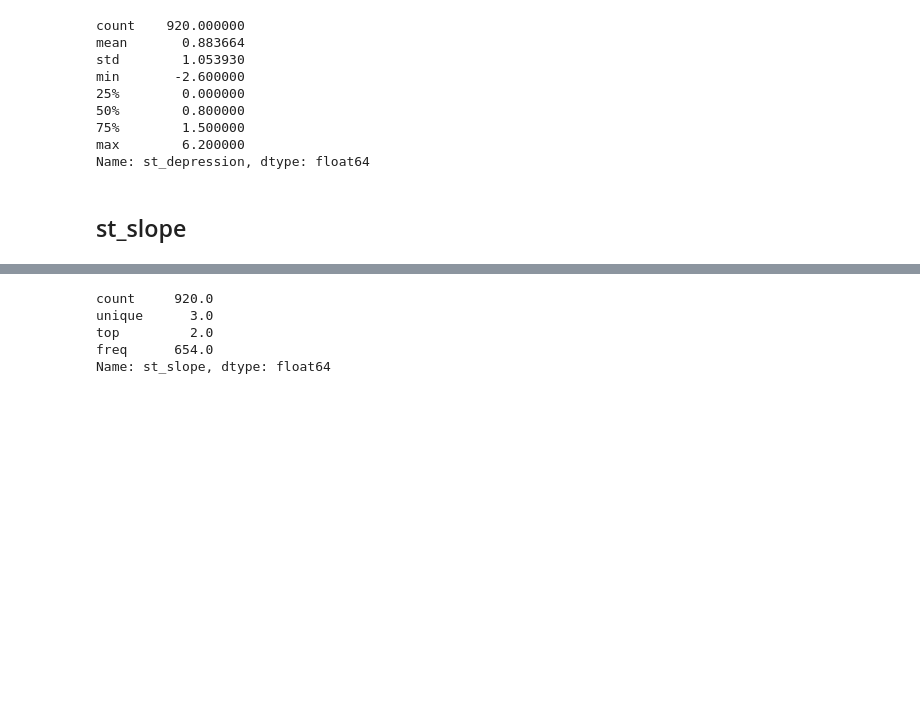
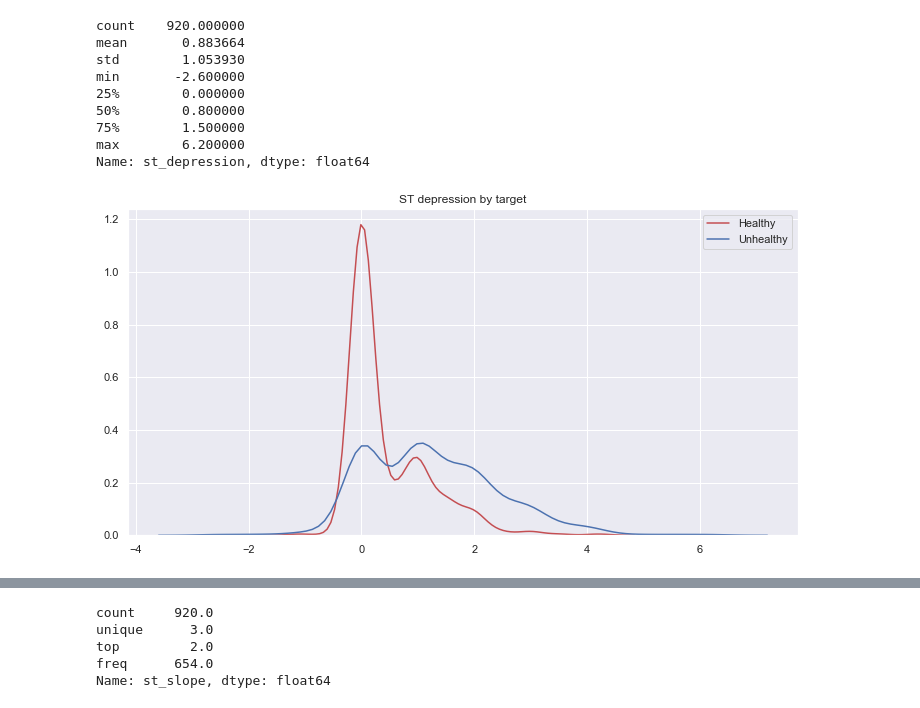
Before and after one commit to dimitraz/medical-data, a Jupyter notebook: Data Wrangling 2.ipynb, the cells around one changed output, grey strips where cells are left out. Cells and saved outputs as stored; diff of their text form; code cells hidden in the pictures; blank space fills up the shorter version.

```diff
--- a/Data Wrangling 2.ipynb
+++ b/Data Wrangling 2.ipynb
@@ -687,5 +733,10 @@ min       -2.600000
 75%        1.500000
 max        6.200000
 Name: st_depression, dtype: float64
-# %% [markdown]
-## st_slope
+# %%
+ax = sns.kdeplot(df[df.target == 0].st_depression, color="r", label="Healthy")
+ax = sns.kdeplot(df[df.target == 1].st_depression, label="Unhealthy")
+ax.set_title("ST depression by target")
+plt.show()
+# %% [output]
+[figure, added]
```
Also changed, not shown: parts of 24 cells of this notebook.
